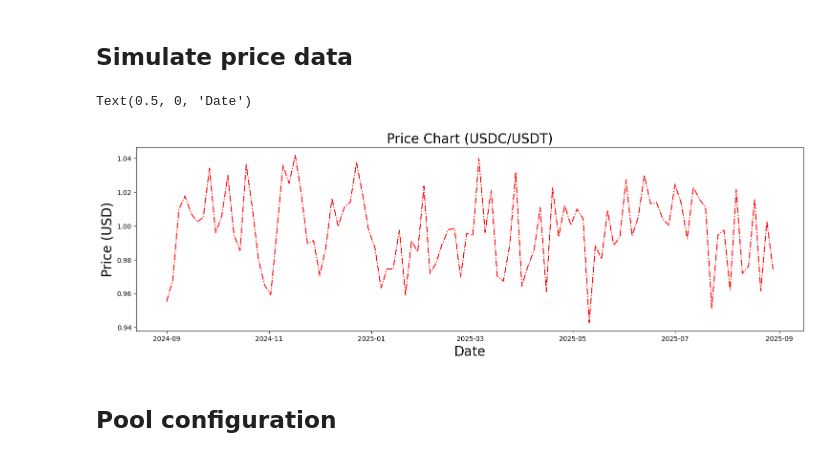
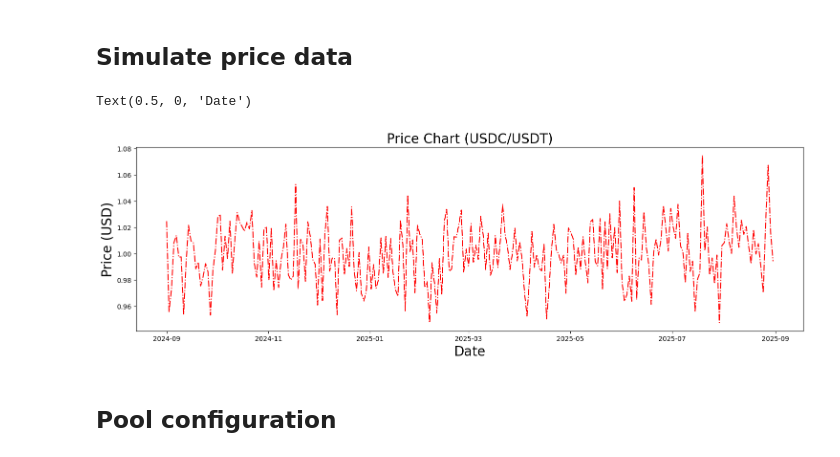
Before and after one commit to defipy-devs/defipy-docs, a Jupyter notebook: docs/tutorials/testnet_sim_univ2.ipynb, the cells around one changed output. Cells and saved outputs as stored; diff of their text form; code cells hidden in the pictures.

```diff
--- a/docs/tutorials/testnet_sim_univ2.ipynb
+++ b/docs/tutorials/testnet_sim_univ2.ipynb
@@ -56,27 +56,27 @@ iusdt_nm = 'iUSDT'
 # %%
 # *************************
 # *** Simulation
 # *************************
-n_sim_runs = 100
+n_sim_runs = 250
 seconds_year = 31536000
 shape = 2000
 scale = 0.0005
 
 p_arr = np.random.gamma(shape = shape, scale = scale, size = n_sim_runs)
 
 n_runs = len(p_arr)-1
 dt = datetime.timedelta(seconds=seconds_year/(n_sim_runs))
 dates = [datetime.datetime.strptime("2024-09-01", '%Y-%m-%d') + k*dt for k in range(n_sim_runs)]
 
 x_val = np.arange(0,len(p_arr))
 fig, (USD_ax) = plt.subplots(nrows=1, sharex=False, sharey=False, figsize=(18, 5))
 USD_ax.plot(dates, p_arr, color = 'r',linestyle = 'dashdot', label='initial invest')
 USD_ax.set_title(f'Price Chart ({tkn_nm}/{usdt_nm})', fontsize=20)
 USD_ax.set_ylabel('Price (USD)', size=20)
 USD_ax.set_xlabel('Date', size=20)
 # %% [output]
 Text(0.5, 0, 'Date')
-[figure, old version]
+[figure, new version]
 # %% [markdown]
 ## Pool configuration
 # %%
```
Also changed, not shown: parts of 14 cells of this notebook, 17 other files.
